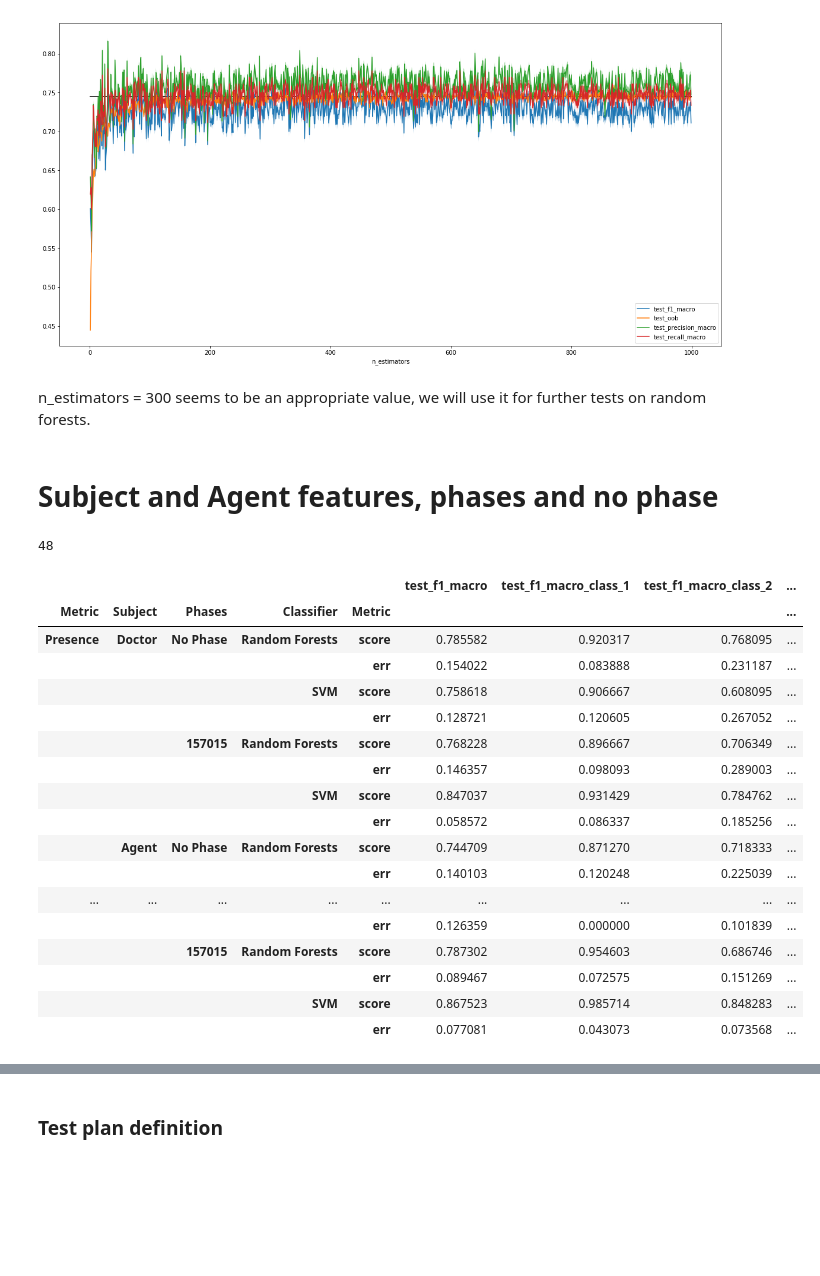
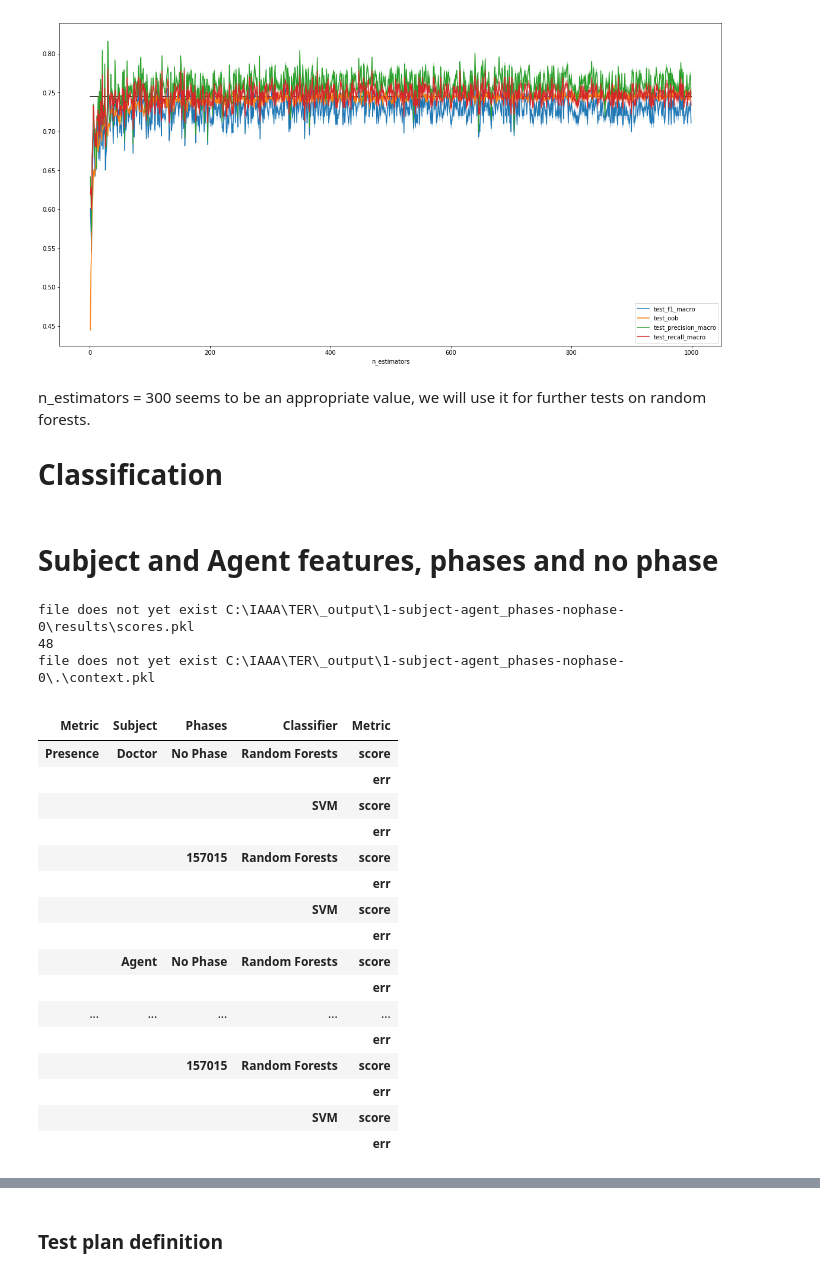
Before and after one commit to jbousque/predictionPresence, a Jupyter notebook: src/Learn.ipynb, the cells around one changed output, grey strips where cells are left out. Saved outputs shown, nothing was run; the diff lists cells and outputs as text; code cells hidden in the pictures; blank space fills up the shorter version.

```diff
--- a/src/Learn.ipynb
+++ b/src/Learn.ipynb
@@ -164,9 +321,10 @@ if not os.path.exists(out_path): os.makedirs(out_path)
 
 class DataHandler():
 
-    def __init__(self, root):
+    def __init__(self, root, iter=0):
         self.root = root
-        self.root_path = os.path.join(config.OUT_PATH, root)
+        self.root_path = os.path.join(config.OUT_PATH, '%s-%d' % (root,iter))
+        self.iter = iter
 
     def get_grid_name(self, presence=True, doctor=True, agent=False, phases=None, classifier='RF'):
         pres = 'presence' if presence else 'copresence'
@@ -214,6 +372,15 @@ class DataHandler():
             print('file does not yet exist %s' % file_path)
             return None
         return obj
+
+    def save_fig(self, title):
+        try:
+            path = os.path.join(self.root_path, 'figures', title+'.png')
+            if not os.path.exists(os.path.dirname(path)): os.makedirs(os.path.dirname(path))
+            plt.savefig(path, bbox_inches = "tight")
+        except Exception as e:
+            print('Could not save figure %s' % path)
+
 
 def prepare_train_data(samples, features, target_model, upsample=False, verbose=0):
     if verbose > 0:
@@ -307,22 +474,12 @@ def update_results_from_gridsearch(rdf, cv_results_, p1, p2, p3, p4, p5):
 def update_results(rdf, df, p1, p2, p3, p4, p5):
     for i, col in enumerate(df.columns):
         rdf.loc[(p1, p2, p3, p4, p5), col] = df.iloc[0].loc[col]
-    #rdf.at[(p1, p2, p3, p4), 'precision'] = df_best.mean_test_precision_macro.values[0]
-    #rdf.at[(p1, p2, p3, p4), 'f1'] = df_best.mean_test_f1_macro.values[0]
-    #rdf.at[(p1, p2, p3, p4), 'recall'] = df_best.mean_test_recall_macro.values[0]
-    #rdf.at[(p1, p2, p3, p4), 'params'] = str(df_best.params.values[0])
-    #print("%s %s %s %s %s" % (p1, p2, p3, p4, str(rdf.at[p1, p2, p3, p4])))
     return rdf
 
 
 def update_results_single(rdf, df, p1, p2, p3, p4, p5):
     for i, col in enumerate(df.columns):
         rdf.loc[(p1, p2, p3, p4, p5), col] = df.loc[col]
-    #rdf.at[(p1, p2, p3, p4), 'precision'] = df_best.mean_test_precision_macro.values[0]
-    #rdf.at[(p1, p2, p3, p4), 'f1'] = df_best.mean_test_f1_macro.values[0]
-    #rdf.at[(p1, p2, p3, p4), 'recall'] = df_best.mean_test_recall_macro.values[0]
-    #rdf.at[(p1, p2, p3, p4), 'params'] = str(df_best.params.values[0])
-    #print("%s %s %s %s %s" % (p1, p2, p3, p4, str(rdf.at[p1, p2, p3, p4])))
     return rdf
 # %%
 # from rfpimp
@@ -465,3 +622,5 @@ for key in df.columns:
 [figure]
 # %% [markdown]
 n_estimators = 300 seems to be an appropriate value, we will use it for further tests on random forests.
+
+# Classification
@@ -470,46 +783,56 @@ n_estimators = 300 seems to be an appropriate value, we will use it for further
 # %%
 # prepare results dataframes
 
 dh = DataHandler('1-subject-agent_phases-nophase')
 
 scores_df_index = [['Presence', 'Co-Presence'],
              ['Doctor', 'Agent', 'Doctor+Agent'],
              ['No Phase', '157015'],
              ['Random Forests', 'SVM'],
              ['score', 'err']
             ]
 scores_df_columns = ['precision', 'f1', 'recall', 'params']
 scores_df_multiindex = pd.MultiIndex.from_product(scores_df_index,
                                                   names=['Metric', 'Subject', 'Phases', 'Classifier', 'Metric'])
 
 scores_df = dh.load_obj('results', 'scores')
 print(len(scores_df_multiindex.to_flat_index()))
 if scores_df is None:
     scores_df = pd.DataFrame(index=scores_df_multiindex)
     #scores_df = pd.DataFrame(np.zeros((len(scores_df_multiindex.to_flat_index()),4)),
     #                         index=scores_df_multiindex,
     #                         columns=scores_df_columns)
     #scores_df['params'] = scores_df['params'].apply(str)
     #scores_df['params'] = ''
     dh.save_obj(scores_df, 'results', 'scores')
+
+context_df = dh.load_obj('.', 'context')
+if context_df is None:
+    context_df = pd.DataFrame(index=scores_df_multiindex)
+    context_df['Best Params'] = ''
+    context_df['Best Params'] = context_df['Best Params'].apply(str)
+    dh.save_obj(context_df, '.', 'context')
+
 scores_df
 # %% [output]
+file does not yet exist C:\IAAA\TER\_output\1-subject-agent_phases-nophase-0\results\scores.pkl
 48
+file does not yet exist C:\IAAA\TER\_output\1-subject-agent_phases-nophase-0\.\context.pkl
-|  |  |  |  |  | test_f1_macro | test_f1_macro_class_1 | test_f1_macro_class_2 | ... |
-| Metric | Subject | Phases | Classifier | Metric |  |  |  | ... |
-| Presence | Doctor | No Phase | Random Forests | score | 0.785582 | 0.920317 | 0.768095 | ... |
-|  |  |  |  | err | 0.154022 | 0.083888 | 0.231187 | ... |
-|  |  |  | SVM | score | 0.758618 | 0.906667 | 0.608095 | ... |
-|  |  |  |  | err | 0.128721 | 0.120605 | 0.267052 | ... |
-|  |  | 157015 | Random Forests | score | 0.768228 | 0.896667 | 0.706349 | ... |
-|  |  |  |  | err | 0.146357 | 0.098093 | 0.289003 | ... |
-|  |  |  | SVM | score | 0.847037 | 0.931429 | 0.784762 | ... |
-|  |  |  |  | err | 0.058572 | 0.086337 | 0.185256 | ... |
-|  | Agent | No Phase | Random Forests | score | 0.744709 | 0.871270 | 0.718333 | ... |
-|  |  |  |  | err | 0.140103 | 0.120248 | 0.225039 | ... |
-| ... | ... | ... | ... | ... | ... | ... | ... | ... |
-|  |  |  |  | err | 0.126359 | 0.000000 | 0.101839 | ... |
-|  |  | 157015 | Random Forests | score | 0.787302 | 0.954603 | 0.686746 | ... |
-|  |  |  |  | err | 0.089467 | 0.072575 | 0.151269 | ... |
-|  |  |  | SVM | score | 0.867523 | 0.985714 | 0.848283 | ... |
-|  |  |  |  | err | 0.077081 | 0.043073 | 0.073568 | ... |
+|  |  |  |  |  |
+| Metric | Subject | Phases | Classifier | Metric |
+| Presence | Doctor | No Phase | Random Forests | score |
+|  |  |  |  | err |
+|  |  |  | SVM | score |
+|  |  |  |  | err |
+|  |  | 157015 | Random Forests | score |
+|  |  |  |  | err |
+|  |  |  | SVM | score |
+|  |  |  |  | err |
+|  | Agent | No Phase | Random Forests | score |
+|  |  |  |  | err |
+| ... | ... | ... | ... | ... |
+|  |  |  |  | err |
+|  |  | 157015 | Random Forests | score |
+|  |  |  |  | err |
+|  |  |  | SVM | score |
+|  |  |  |  | err |
```
Also changed, not shown: parts of 45 cells of this notebook.
